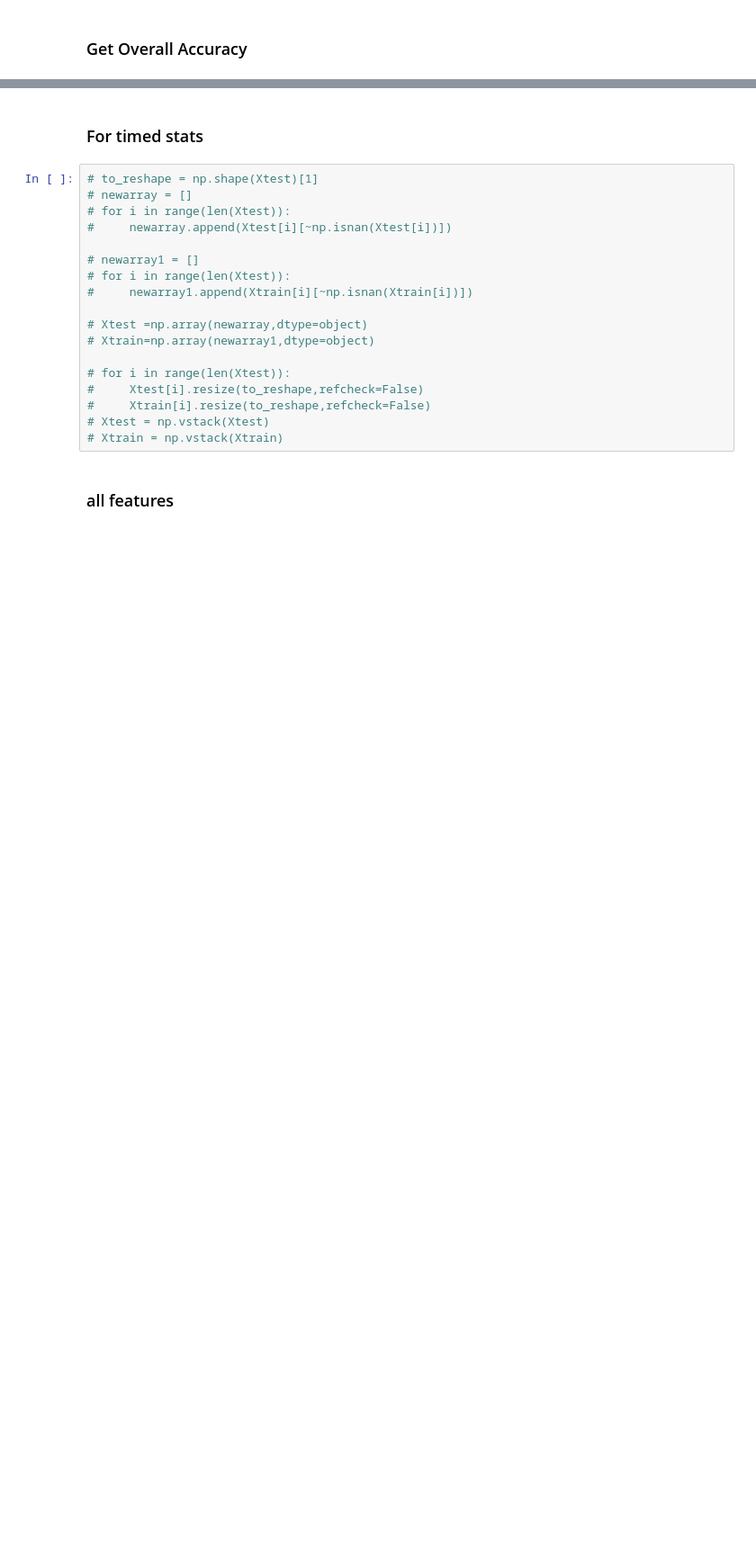
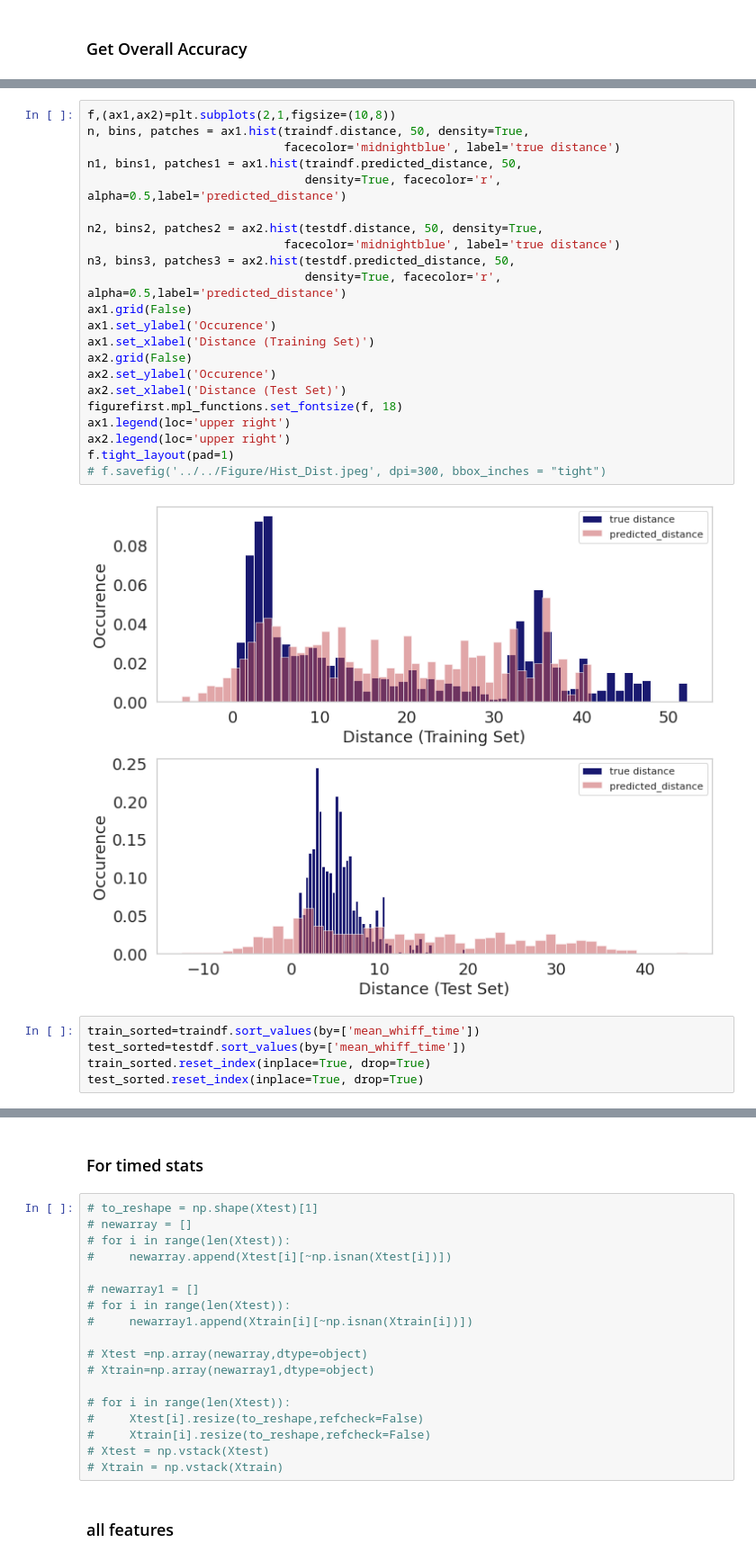
Before and after one commit to arunavanag591/odor_analysis, a Jupyter notebook: data_exploration/dataClassification.ipynb, the cells around one changed output, grey strips where cells are left out. Shown at 90% size. Saved outputs shown, nothing was run; the diff lists cells and outputs as text; blank space fills up the shorter version.

```diff
--- a/data_exploration/dataClassification.ipynb
+++ b/data_exploration/dataClassification.ipynb
@@ -196,0 +447,29 @@ Xtest = stack_arrays(Xtest)
+# %%
+f,(ax1,ax2)=plt.subplots(2,1,figsize=(10,8))
+n, bins, patches = ax1.hist(traindf.distance, 50, density=True,
+                            facecolor='midnightblue', label='true distance')
+n1, bins1, patches1 = ax1.hist(traindf.predicted_distance, 50,
+                               density=True, facecolor='r', alpha=0.5,label='predicted_distance')
+
+n2, bins2, patches2 = ax2.hist(testdf.distance, 50, density=True,
+                            facecolor='midnightblue', label='true distance')
+n3, bins3, patches3 = ax2.hist(testdf.predicted_distance, 50,
+                               density=True, facecolor='r', alpha=0.5,label='predicted_distance')
+ax1.grid(False)
+ax1.set_ylabel('Occurence')
+ax1.set_xlabel('Distance (Training Set)')
+ax2.grid(False)
+ax2.set_ylabel('Occurence')
+ax2.set_xlabel('Distance (Test Set)')
+figurefirst.mpl_functions.set_fontsize(f, 18)
+ax1.legend(loc='upper right')
+ax2.legend(loc='upper right')
+f.tight_layout(pad=1)
+# f.savefig('../../Figure/Hist_Dist.jpeg', dpi=300, bbox_inches = "tight")
+# %% [output]
+[figure, added]
+# %%
+train_sorted=traindf.sort_values(by=['mean_whiff_time'])
+test_sorted=testdf.sort_values(by=['mean_whiff_time'])
+train_sorted.reset_index(inplace=True, drop=True)
+test_sorted.reset_index(inplace=True, drop=True)
```
Also changed, not shown: parts of 30 cells of this notebook, 2 other files.
